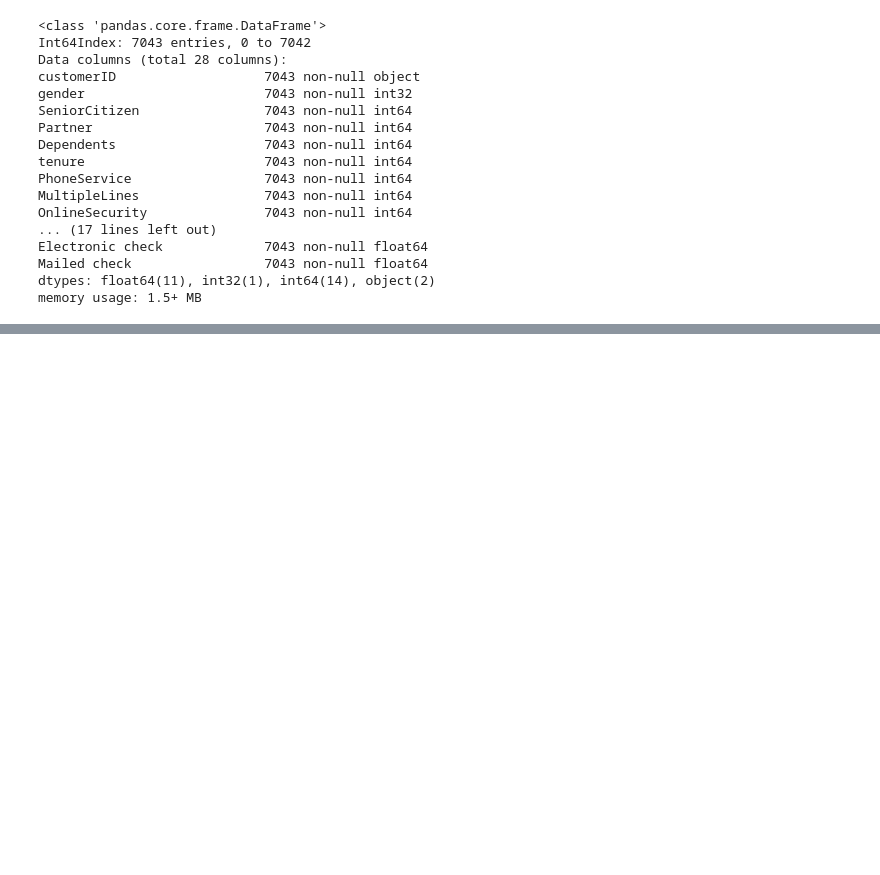
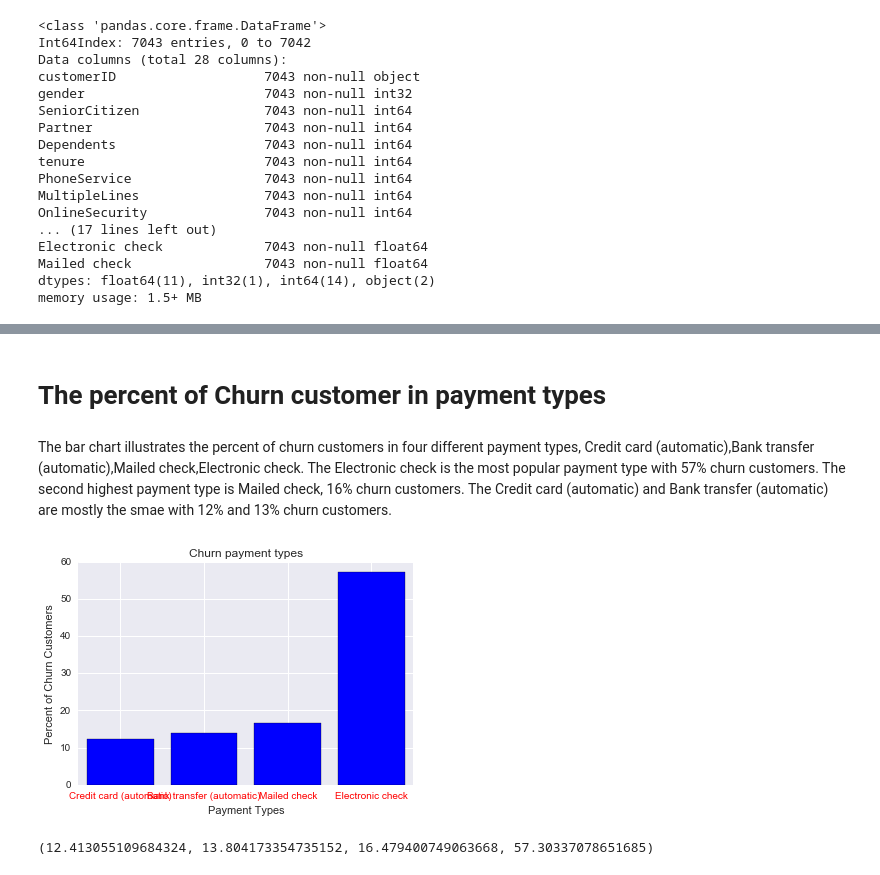
Before and after one commit to vinhpvu/Telco-customer-analytics, a Jupyter notebook: Untitled.ipynb, the cells around one changed output, grey strips where cells are left out. Drawn from its saved outputs; the diff is of its cells as text; code cells hidden in the pictures; blank space fills up the shorter version.

```diff
--- a/Untitled.ipynb
+++ b/Untitled.ipynb
@@ -292,0 +171,29 @@ plt.show()
+# %% [markdown]
+# The percent of Churn customer in payment types
+# %% [markdown]
+The bar chart illustrates the percent of churn customers in four different payment types, Credit card (automatic),Bank transfer (automatic),Mailed check,Electronic check. The Electronic check  is the most popular payment type with 57% churn customers. The second highest payment type is Mailed check, 16% churn customers. The Credit card (automatic) and Bank transfer (automatic) are mostly the smae with 12% and 13% churn customers.
+# %%
+churn_bank= churn_data[(churn_data["Bank transfer (automatic)"]==1)]
+churn_credit= churn_data[(churn_data["Credit card (automatic)"]==1)]
+churn_eleccheck= churn_data[(churn_data["Electronic check"]==1)]
+churn_mail= churn_data[(churn_data["Mailed check"]==1)]
+percent_bank=percent_column(churn_bank)
+percent_credit=percent_column(churn_credit)
+percent_eleccheck=percent_column(churn_eleccheck)
+percent_mail=percent_column(churn_mail)
+axisL=[1,2,3,4]
+
+plt.bar(axisL, [percent_credit,percent_bank,percent_mail,percent_eleccheck],color="blue",align = 'center')
+
+labels = ['Credit card (automatic)','Bank transfer (automatic)','Mailed check','Electronic check']
+
+plt.xticks(axisL,labels, color='red')
+
+plt.xlabel('Payment Types')
+plt.ylabel('Percent of Churn Customers')
+plt.title('Churn payment types')
+plt.show()
+print(percent_credit,percent_bank,percent_mail,percent_eleccheck)
+# %% [output]
+[figure, added]
+(12.413055109684324, 13.804173354735152, 16.479400749063668, 57.30337078651685)
```
Also changed, not shown: parts of 44 cells of this notebook.
